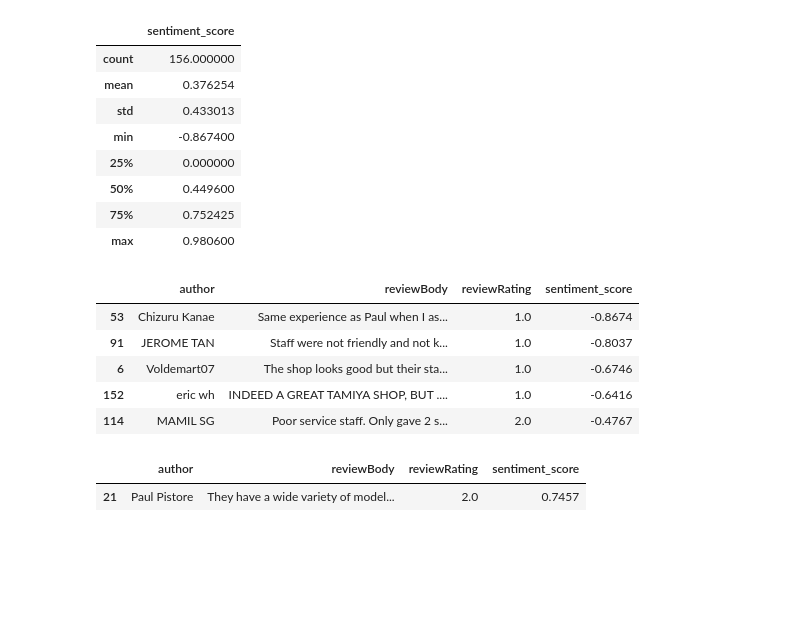
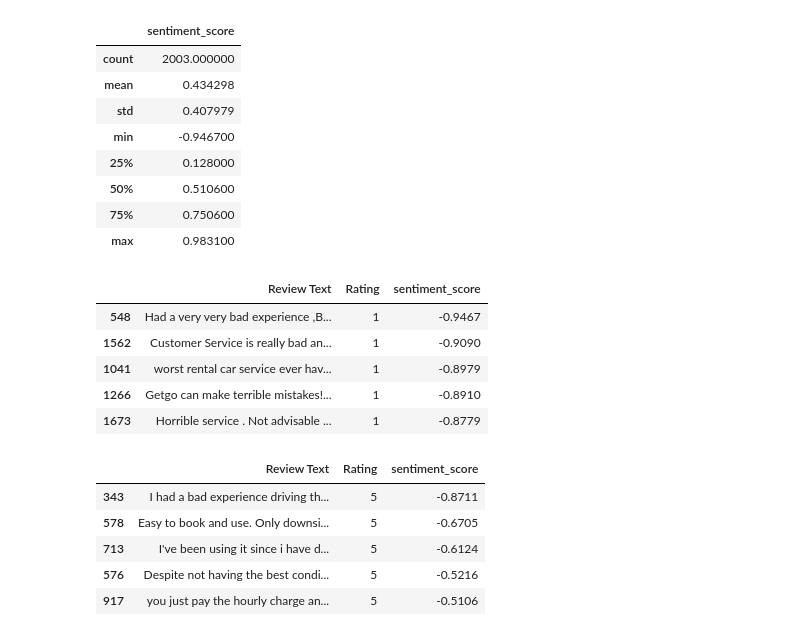
Before and after one commit to thejustinn/CarPricePrediction, a Jupyter notebook: Sentiment & Topic Modelling/Sentiment Analysis.ipynb, the cells around one changed output. Saved outputs shown, nothing was run; the diff lists cells and outputs as text; code cells hidden in the pictures; blank space fills up the shorter version.

```diff
--- a/Sentiment & Topic Modelling/Sentiment Analysis.ipynb
+++ b/Sentiment & Topic Modelling/Sentiment Analysis.ipynb
@@ -7,7 +7,7 @@ from nltk.sentiment.vader import SentimentIntensityAnalyzer
 # nltk.download('vader_lexicon')
 # %%
 #df = pd.read_excel (r'Path where the Excel file is stored\File name.xlsx')
-df = pd.read_excel (r'C:\Users\alext\OneDrive - Singapore Management University\Desktop\SMU General Shit\Y3S1\IS434 Social Analytics\Project\Sentiment Analysis\Reviews_Clean.xlsx')
+df = pd.read_csv (r'C:\Users\alext\OneDrive - Singapore Management University\Desktop\SMU General Shit\Y4S2 (FYP)\Project_2_SgCarMart Price Prediction\CarPricePrediction\Sentiment & Topic Modelling\carlite_reviews.csv')
 # adding an row_id field to the dataframe, which will be useful for joining later
 df["row_id"] = df.index + 1
 #print first 10 rows
@@ -27,4 +29,4 @@ df.head(10)
 # %%
-df = df.dropna(subset = ['reviewBody'])
+df = df.dropna(subset = ['Review Text'])
 df.head(10)
 # %% [output]
@@ -42,10 +44,10 @@ df.head(10)
 # %%
 #create a new data frame with "id" and "comment" fields
-df_subset = df[['row_id', 'reviewBody']].copy()
+df_subset = df[['row_id', 'Review Text']].copy()
 #data clean-up
 #remove all non-aphabet characters
-df_subset['reviewBody'] = df_subset['reviewBody'].str.replace("[^a-zA-Z#]", " ")
+df_subset['Review Text'] = df_subset['Review Text'].str.replace("[^a-zA-Z#]", " ")
 #covert to lower-case
-df_subset['reviewBody'] = df_subset['reviewBody'].str.casefold()
-print (df_subset.head(10))
+df_subset['Review Text'] = df_subset['Review Text'].str.casefold()
+df_subset.head(10)
 # %% [output]
@@ -122,0 +119,3 @@ print(df_output.head(10))
+# %%
+df_output['Rating'] = df_output['Rating'].str.extract('(\d+)').astype(int)
+df_output
@@ -124,31 +137,40 @@ print(df_output.head(10))
 df_output[["sentiment_score"]].describe()
 # %% [output]
 |  | sentiment_score |
-| count | 156.000000 |
-| mean | 0.376254 |
-| std | 0.433013 |
-| min | -0.867400 |
-| 25% | 0.000000 |
-| 50% | 0.449600 |
-| 75% | 0.752425 |
-| max | 0.980600 |
+| count | 2003.000000 |
+| mean | 0.434298 |
+| std | 0.407979 |
+| min | -0.946700 |
+| 25% | 0.128000 |
+| 50% | 0.510600 |
+| 75% | 0.750600 |
+| max | 0.983100 |
 # %%
-df_outputput = df_output[df_output['reviewRating'] <= 2.0]
+df_outputput = df_output[df_output['Rating'] <= 2.0]
 
 
-df_outputputput = df_outputput.filter(['author','reviewBody','reviewRating', 'sentiment_score'], axis=1)
+df_outputputput = df_outputput.filter(['Review Text','Rating', 'sentiment_score'], axis=1)
 pd.set_option('display.max_colwidth', 1000)
 df_outputputput.sort_values(by=["sentiment_score"], axis=0, ascending=True).head(5)
 # %% [output]
-|  | author | reviewBody | reviewRating | sentiment_score |
-| 53 | Chizuru Kanae | Same experience as Paul when I as... | 1.0 | -0.8674 |
-| 91 | JEROME TAN | Staff were not friendly and not k... | 1.0 | -0.8037 |
-| 6 | Voldemart07 | The shop looks good but their sta... | 1.0 | -0.6746 |
-| 152 | eric wh | INDEED A GREAT TAMIYA SHOP, BUT .... | 1.0 | -0.6416 |
-| 114 | MAMIL SG | Poor service staff. Only gave 2 s... | 2.0 | -0.4767 |
+|  | Review Text | Rating | sentiment_score |
+| 548 | Had a very very bad experience ,B... | 1 | -0.9467 |
+| 1562 | Customer Service is really bad an... | 1 | -0.9090 |
+| 1041 | worst rental car service ever hav... | 1 | -0.8979 |
+| 1266 | Getgo can make terrible mistakes!... | 1 | -0.8910 |
+| 1673 | Horrible service . Not advisable ... | 1 | -0.8779 |
-# %%
-df_outputputput.loc[df_outputputput['author'] == 'Paul Pistore']
-# %% [output]
-|  | author | reviewBody | reviewRating | sentiment_score |
-| 21 | Paul Pistore | They have a wide variety of model... | 2.0 | 0.7457 |
+# %%
+df_outputput = df_output[df_output['Rating'] == 5.0]
+
+
+df_outputputput = df_outputput.filter(['Review Text','Rating', 'sentiment_score'], axis=1)
+pd.set_option('display.max_colwidth', 1000)
+df_outputputput.sort_values(by=["sentiment_score"], axis=0, ascending=True).head(5)
+# %% [output]
+|  | Review Text | Rating | sentiment_score |
+| 343 | I had a bad experience driving th... | 5 | -0.8711 |
+| 578 | Easy to book and use. Only downsi... | 5 | -0.6705 |
+| 713 | I've been using it since i have d... | 5 | -0.6124 |
+| 576 | Despite not having the best condi... | 5 | -0.5216 |
+| 917 | you just pay the hourly charge an... | 5 | -0.5106 |
 # %%
```
Also changed, not shown: parts of 9 cells of this notebook, 4 other files.
